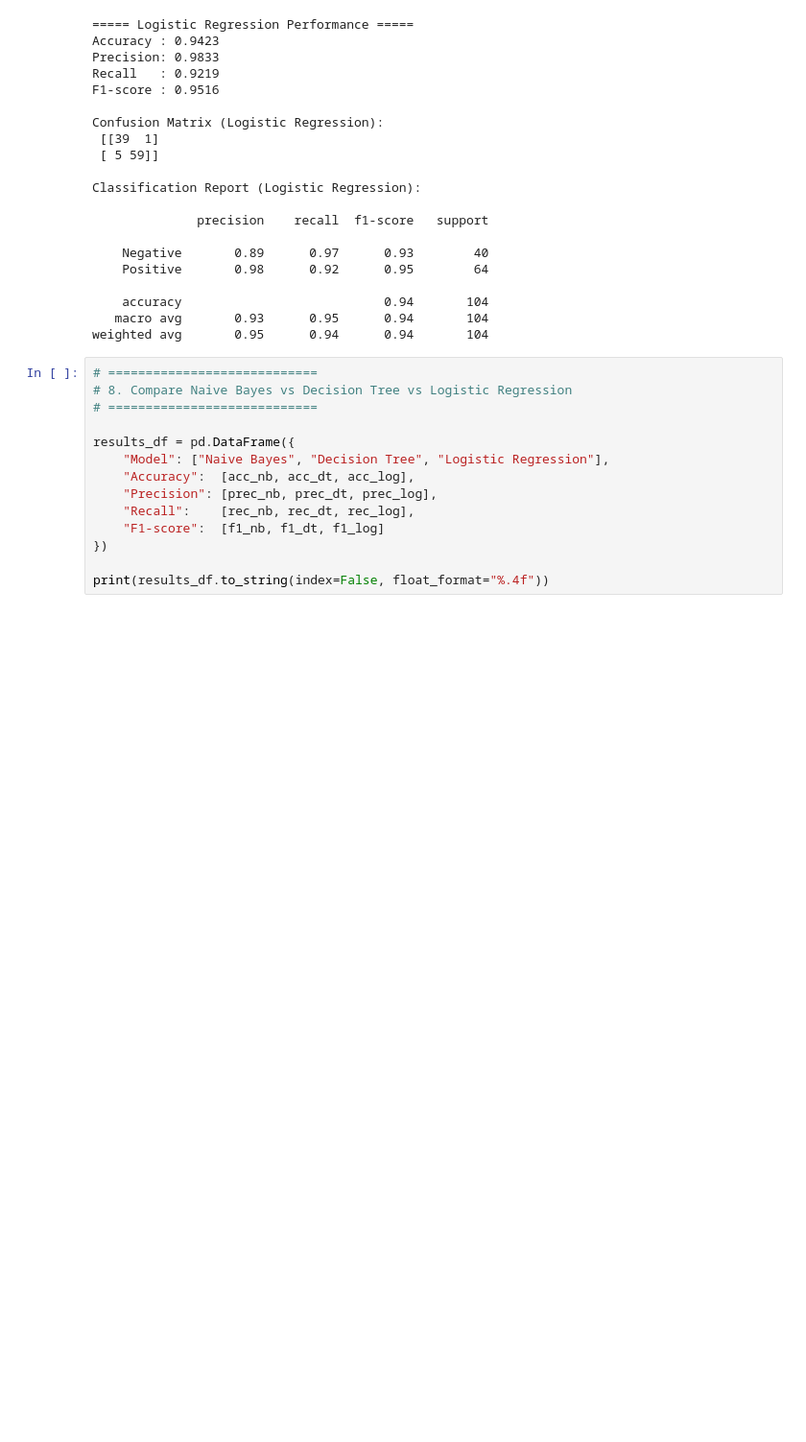
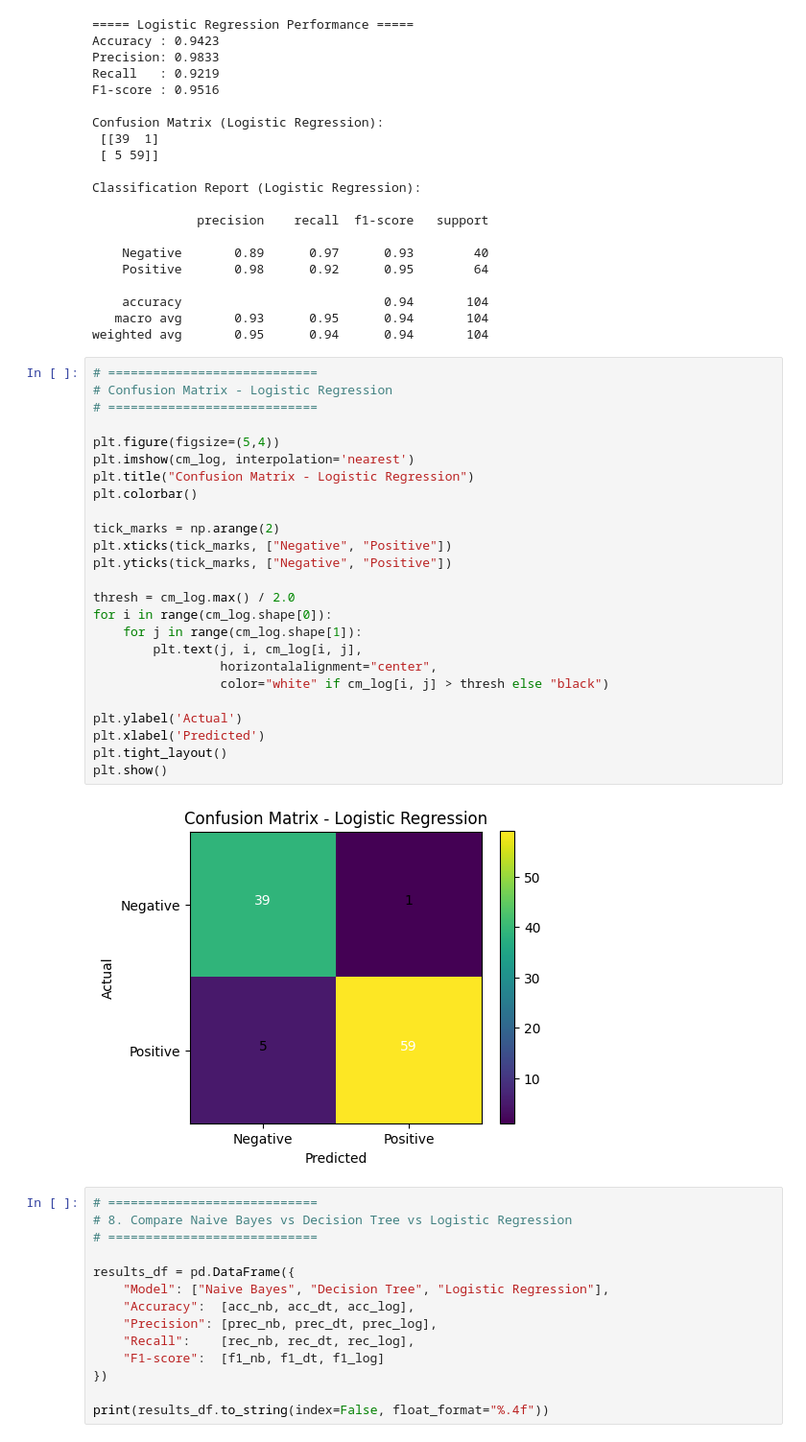
Before and after one commit to Tanmoym047/CSE_3207_Assignment, a Jupyter notebook: CSE_3207_2103118.ipynb, the cells around one changed output. Shown: that part at 96% size. Drawn from its saved outputs; the diff is of its cells as text; blank space fills up the shorter version.

```diff
--- a/CSE_3207_2103118.ipynb
+++ b/CSE_3207_2103118.ipynb
@@ -300,6 +327,33 @@ Classification Report (Logistic Regression):
     accuracy                           0.94       104
    macro avg       0.93      0.95      0.94       104
 weighted avg       0.95      0.94      0.94       104
+# %%
+# ============================
+# Confusion Matrix - Logistic Regression
+# ============================
+
+plt.figure(figsize=(5,4))
+plt.imshow(cm_log, interpolation='nearest')
+plt.title("Confusion Matrix - Logistic Regression")
+plt.colorbar()
+
+tick_marks = np.arange(2)
+plt.xticks(tick_marks, ["Negative", "Positive"])
+plt.yticks(tick_marks, ["Negative", "Positive"])
+
+thresh = cm_log.max() / 2.0
+for i in range(cm_log.shape[0]):
+    for j in range(cm_log.shape[1]):
+        plt.text(j, i, cm_log[i, j],
+                 horizontalalignment="center",
+                 color="white" if cm_log[i, j] > thresh else "black")
+
+plt.ylabel('Actual')
+plt.xlabel('Predicted')
+plt.tight_layout()
+plt.show()
+# %% [output]
+[figure, added]
 # %%
 # ============================
 # 8. Compare Naive Bayes vs Decision Tree vs Logistic Regression
```
Also changed, not shown: parts of 1 cell of this notebook.
